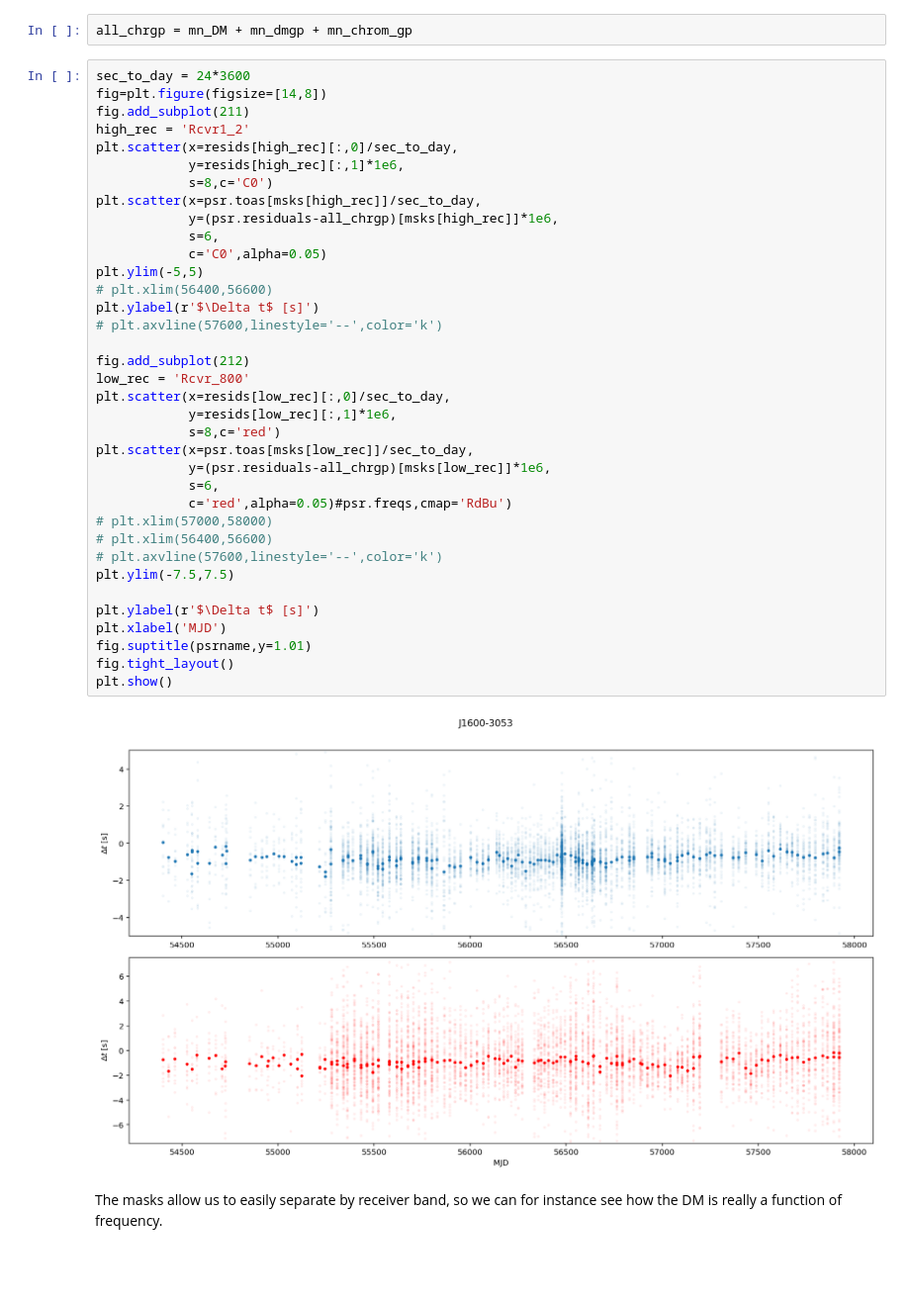
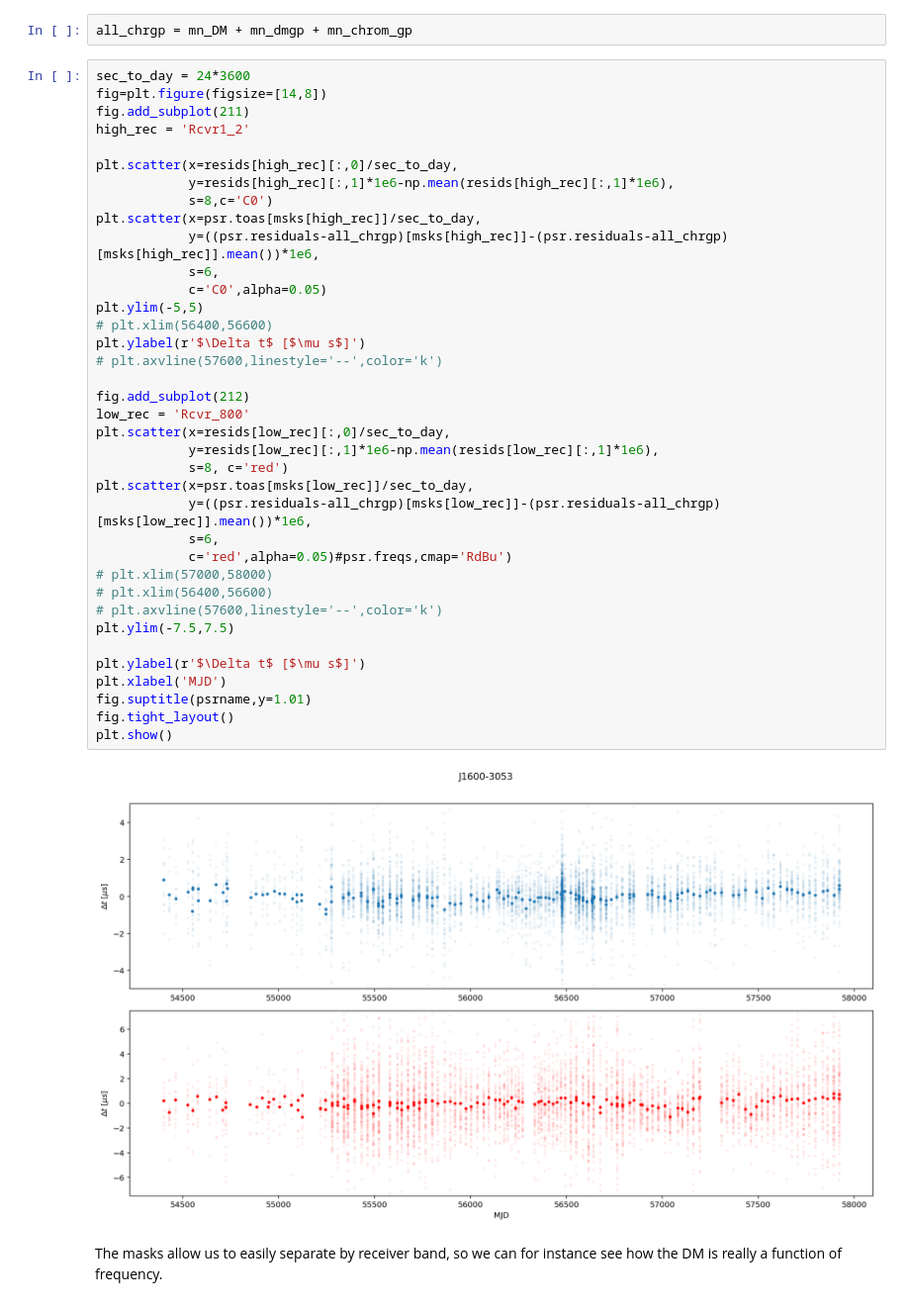
Before and after one commit to Hazboun6/noise_model_selection, a Jupyter notebook: gp_visualization.ipynb, the cells around one changed output. Shown at 99% size. Saved outputs shown, nothing was run; the diff lists cells and outputs as text; blank space fills up the shorter version.

```diff
--- a/gp_visualization.ipynb
+++ b/gp_visualization.ipynb
@@ -336,41 +336,42 @@ all_chrgp = mn_DM + mn_dmgp + mn_chrom_gp
 # %%
 sec_to_day = 24*3600
 fig=plt.figure(figsize=[14,8])
 fig.add_subplot(211)
 high_rec = 'Rcvr1_2'
+
 plt.scatter(x=resids[high_rec][:,0]/sec_to_day,
-            y=resids[high_rec][:,1]*1e6,
+            y=resids[high_rec][:,1]*1e6-np.mean(resids[high_rec][:,1]*1e6),
             s=8,c='C0')
 plt.scatter(x=psr.toas[msks[high_rec]]/sec_to_day,
-            y=(psr.residuals-all_chrgp)[msks[high_rec]]*1e6,
+            y=((psr.residuals-all_chrgp)[msks[high_rec]]-(psr.residuals-all_chrgp)[msks[high_rec]].mean())*1e6,
             s=6,
             c='C0',alpha=0.05)
 plt.ylim(-5,5)
 # plt.xlim(56400,56600)
-plt.ylabel(r'$\Delta t$ [s]')
+plt.ylabel(r'$\Delta t$ [$\mu s$]')
 # plt.axvline(57600,linestyle='--',color='k')
 
 fig.add_subplot(212)
 low_rec = 'Rcvr_800'
 plt.scatter(x=resids[low_rec][:,0]/sec_to_day,
-            y=resids[low_rec][:,1]*1e6,
-            s=8,c='red')
+            y=resids[low_rec][:,1]*1e6-np.mean(resids[low_rec][:,1]*1e6),
+            s=8, c='red')
 plt.scatter(x=psr.toas[msks[low_rec]]/sec_to_day,
-            y=(psr.residuals-all_chrgp)[msks[low_rec]]*1e6,
+            y=((psr.residuals-all_chrgp)[msks[low_rec]]-(psr.residuals-all_chrgp)[msks[low_rec]].mean())*1e6,
             s=6,
             c='red',alpha=0.05)#psr.freqs,cmap='RdBu')
 # plt.xlim(57000,58000)
 # plt.xlim(56400,56600)
 # plt.axvline(57600,linestyle='--',color='k')
 plt.ylim(-7.5,7.5)
 
-plt.ylabel(r'$\Delta t$ [s]')
+plt.ylabel(r'$\Delta t$ [$\mu s$]')
 plt.xlabel('MJD')
 fig.suptitle(psrname,y=1.01)
 fig.tight_layout()
 plt.show()
 # %% [output]
-[figure, old version]
+[figure, new version]
 # %% [markdown]
 The masks allow us to easily separate by receiver band, so we can for instance see how the DM is really a function of frequency.
 # %%
```
Also changed, not shown: parts of 4 cells of this notebook.
